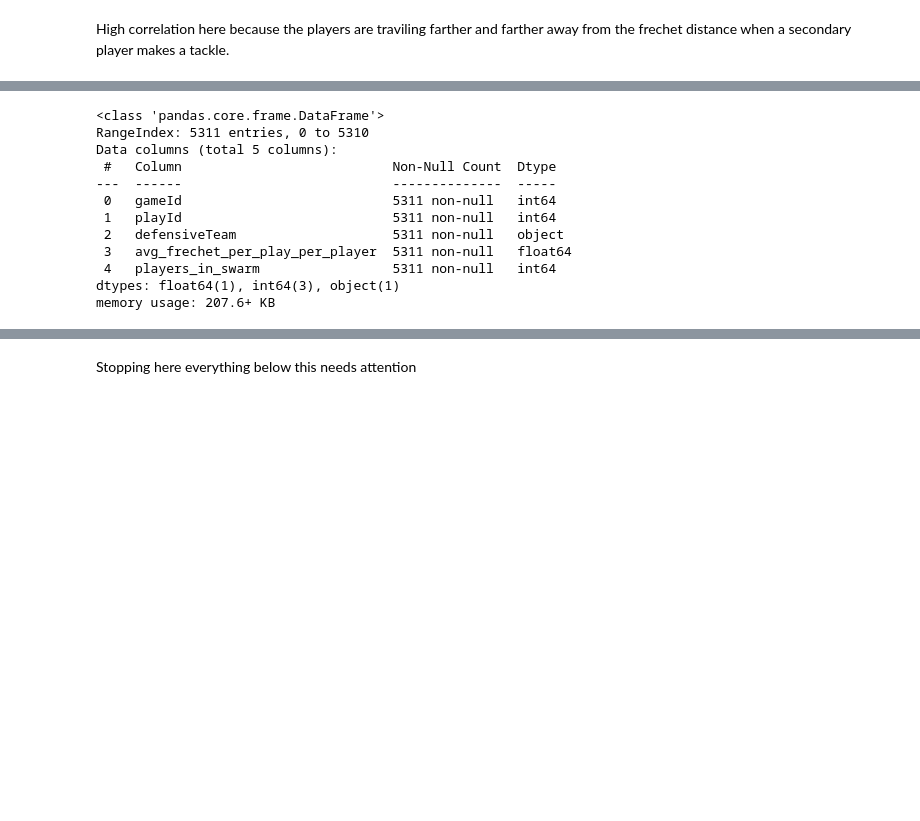
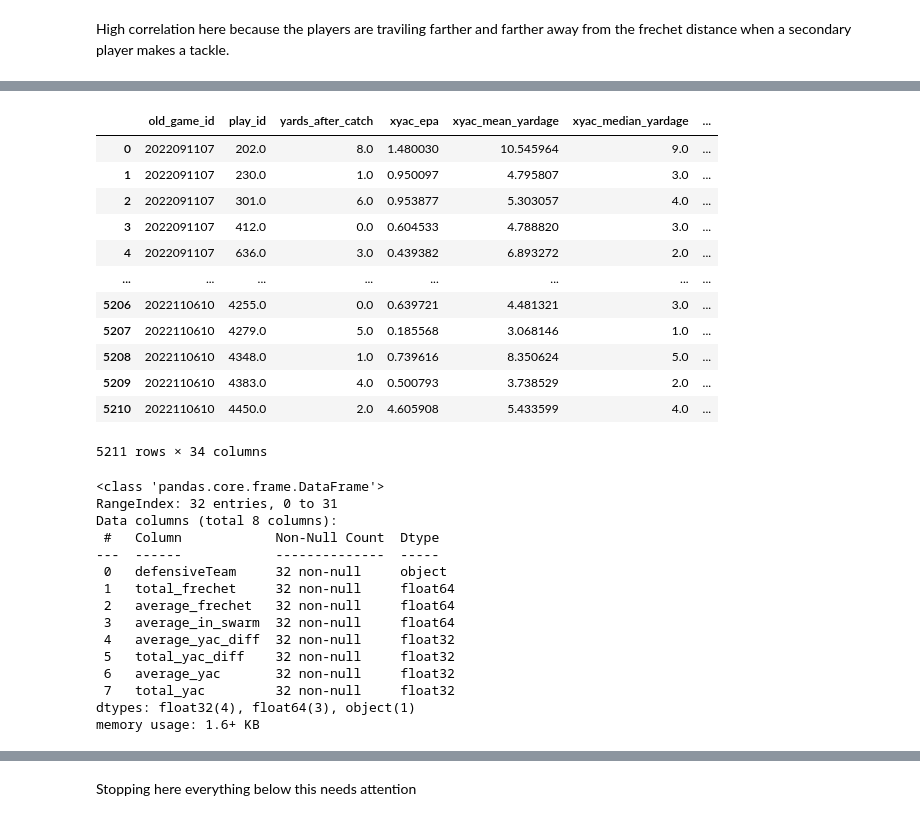
Before and after one commit to tbryan2/nfl-big-data-bowl-2024, a Jupyter notebook: notebooks/eda.ipynb, the cells around one changed output, grey strips where cells are left out. Drawn from its saved outputs; the diff is of its cells as text; code cells hidden in the pictures; blank space fills up the shorter version.

```diff
--- a/notebooks/eda.ipynb
+++ b/notebooks/eda.ipynb
@@ -202,0 +204,3 @@ play_level_frechet_agg_team
+# %%
+# Filter out plays with only one unique player
+team_level_agg_per_play = team_level_agg_per_play[ team_level_agg_per_play['number_in_swarm'] > 1]
@@ -202,0 +223,22 @@ play_level_frechet_agg_team
+# %%
+# Define the years and columns of interest
+years = [2022]
+columns = ['old_game_id', 'play_id', 'yards_after_catch',
+           'xyac_epa', 'xyac_mean_yardage', 'xyac_median_yardage',
+           'comp_yac_epa', 'comp_yac_wpa', 'week']
+
+# Import the play-by-play data
+pbp_data = nfl.import_pbp_data(years, columns)
+
+# Filter for weeks 1-9
+filtered_pbp_data = pbp_data[pbp_data['week'].between(1, 10)]
+
+# Ensure the data types for merging columns are consistent
+filtered_pbp_data['old_game_id'] = filtered_pbp_data['old_game_id'].astype(int)
+team_level_agg_per_play['gameId'] = team_level_agg_per_play['gameId'].astype(int)
+
+# Import the play_level_frechet data
+# You would need to specify how to import this data, as the method is not provided in your query
+
+# Merge the data
+data = pd.merge(filtered_pbp_data, team_level_agg_per_play, left_on=['old_game_id', 'play_id'], right_on=['gameId', 'playId'])
@@ -202,0 +253,16 @@ play_level_frechet_agg_team
+# %%
+data
+# %% [output]
+|  | old_game_id | play_id | yards_after_catch | xyac_epa | xyac_mean_yardage | xyac_median_yardage | ... |
+| 0 | 2022091107 | 202.0 | 8.0 | 1.480030 | 10.545964 | 9.0 | ... |
+| 1 | 2022091107 | 230.0 | 1.0 | 0.950097 | 4.795807 | 3.0 | ... |
+| 2 | 2022091107 | 301.0 | 6.0 | 0.953877 | 5.303057 | 4.0 | ... |
+| 3 | 2022091107 | 412.0 | 0.0 | 0.604533 | 4.788820 | 3.0 | ... |
+| 4 | 2022091107 | 636.0 | 3.0 | 0.439382 | 6.893272 | 2.0 | ... |
+| ... | ... | ... | ... | ... | ... | ... | ... |
+| 5206 | 2022110610 | 4255.0 | 0.0 | 0.639721 | 4.481321 | 3.0 | ... |
+| 5207 | 2022110610 | 4279.0 | 5.0 | 0.185568 | 3.068146 | 1.0 | ... |
+| 5208 | 2022110610 | 4348.0 | 1.0 | 0.739616 | 8.350624 | 5.0 | ... |
+| 5209 | 2022110610 | 4383.0 | 4.0 | 0.500793 | 3.738529 | 2.0 | ... |
+| 5210 | 2022110610 | 4450.0 | 2.0 | 4.605908 | 5.433599 | 4.0 | ... |
+5211 rows × 34 columns
@@ -207,16 +283,19 @@ player_level_agg = play_level_frechet_agg_player.groupby(['nflId', 'displayName'
 ).reset_index()
 # %%
-play_level_frechet_agg_team.info()
+team_level_agg.info()
 # %% [output]
 <class 'pandas.core.frame.DataFrame'>
-RangeIndex: 5311 entries, 0 to 5310
-Data columns (total 5 columns):
- #   Column                           Non-Null Count  Dtype
----  ------                           --------------  -----
- 0   gameId                           5311 non-null   int64
- 1   playId                           5311 non-null   int64
- 2   defensiveTeam                    5311 non-null   object
- 3   avg_frechet_per_play_per_player  5311 non-null   float64
- 4   players_in_swarm                 5311 non-null   int64
-dtypes: float64(1), int64(3), object(1)
-memory usage: 207.6+ KB
+RangeIndex: 32 entries, 0 to 31
+Data columns (total 8 columns):
+ #   Column            Non-Null Count  Dtype
+---  ------            --------------  -----
+ 0   defensiveTeam     32 non-null     object
+ 1   total_frechet     32 non-null     float64
+ 2   average_frechet   32 non-null     float64
+ 3   average_in_swarm  32 non-null     float64
+ 4   average_yac_diff  32 non-null     float32
+ 5   total_yac_diff    32 non-null     float32
+ 6   average_yac       32 non-null     float32
+ 7   total_yac         32 non-null     float32
+dtypes: float32(4), float64(3), object(1)
+memory usage: 1.6+ KB
```
Also changed, not shown: parts of 34 cells of this notebook, 1 other file.
